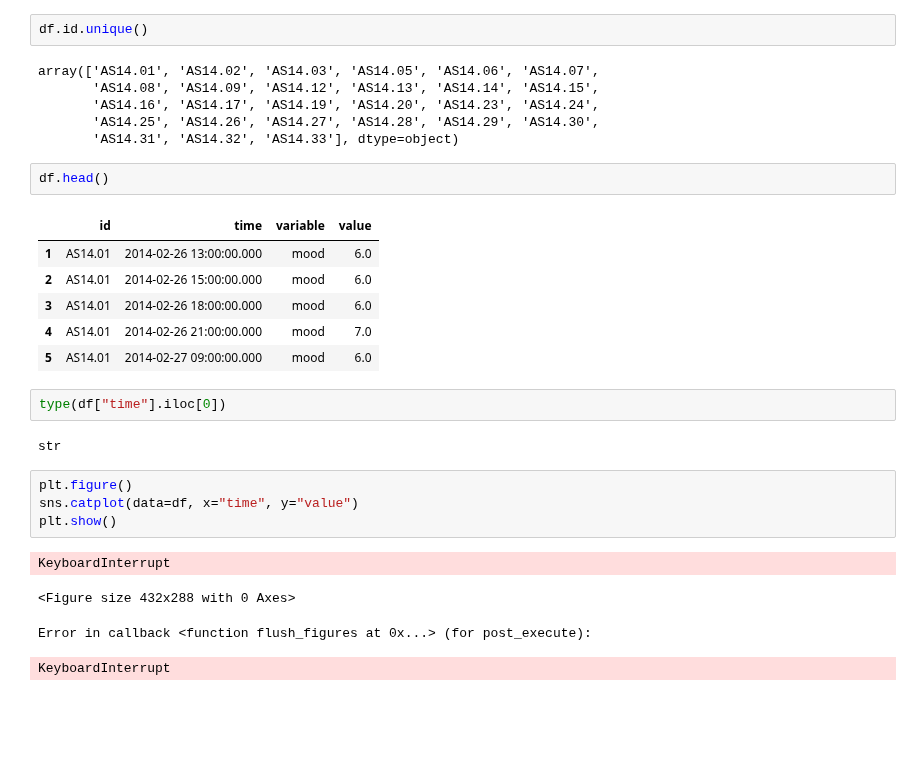
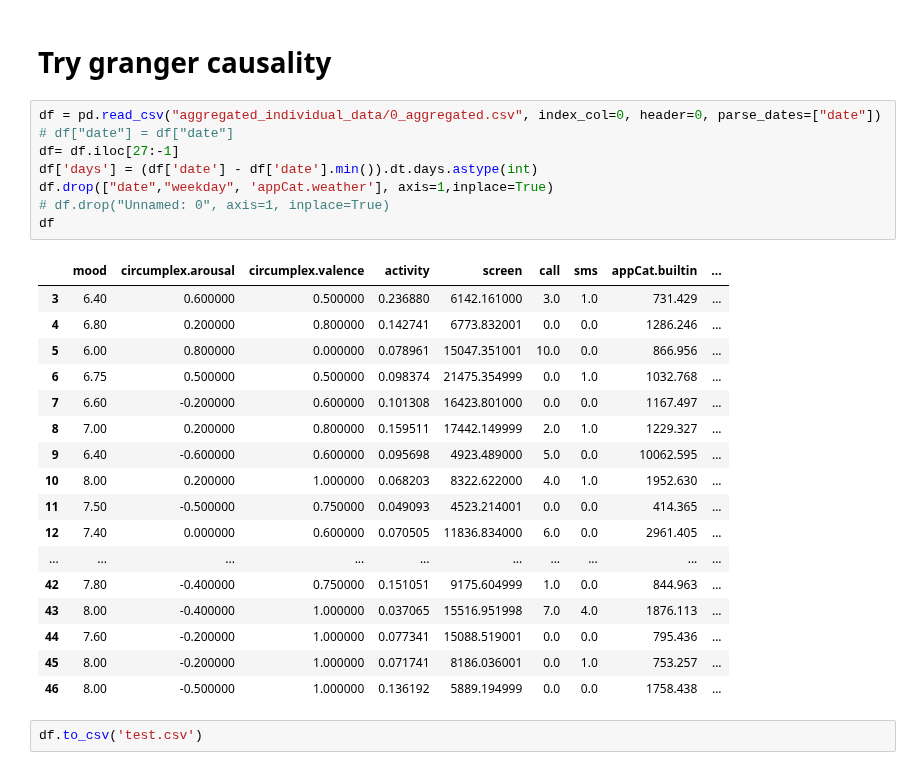
Before and after one commit to PaulHosek/DataMining, a Jupyter notebook: draft_1a_exploratory.ipynb, the cells around one changed output. Saved outputs shown, nothing was run; the diff lists cells and outputs as text; blank space fills up the shorter version.

Commit message:
- granger causality analysis

```diff
--- a/draft_1a_exploratory.ipynb
+++ b/draft_1a_exploratory.ipynb
@@ -31,30 +14,30 @@ AttributeError: can't set attribute
-# %%
-df.id.unique()
-# %% [output]
-array(['AS14.01', 'AS14.02', 'AS14.03', 'AS14.05', 'AS14.06', 'AS14.07',
-       'AS14.08', 'AS14.09', 'AS14.12', 'AS14.13', 'AS14.14', 'AS14.15',
-       'AS14.16', 'AS14.17', 'AS14.19', 'AS14.20', 'AS14.23', 'AS14.24',
-       'AS14.25', 'AS14.26', 'AS14.27', 'AS14.28', 'AS14.29', 'AS14.30',
-       'AS14.31', 'AS14.32', 'AS14.33'], dtype=object)
-# %%
-df.head()
-# %% [output]
-|  | id | time | variable | value |
-| 1 | AS14.01 | 2014-02-26 13:00:00.000 | mood | 6.0 |
-| 2 | AS14.01 | 2014-02-26 15:00:00.000 | mood | 6.0 |
-| 3 | AS14.01 | 2014-02-26 18:00:00.000 | mood | 6.0 |
-| 4 | AS14.01 | 2014-02-26 21:00:00.000 | mood | 7.0 |
-| 5 | AS14.01 | 2014-02-27 09:00:00.000 | mood | 6.0 |
-# %%
-type(df["time"].iloc[0])
-# %% [output]
-str
-# %%
-plt.figure()
-sns.catplot(data=df, x="time", y="value")
-plt.show()
-# %% [output]
-KeyboardInterrupt
-<Figure size 432x288 with 0 Axes>
-Error in callback <function flush_figures at 0x...> (for post_execute):
-KeyboardInterrupt
+# %% [markdown]
+# Try granger causality
+# %%
+df = pd.read_csv("aggregated_individual_data/0_aggregated.csv", index_col=0, header=0, parse_dates=["date"])
+# df["date"] = df["date"]
+df= df.iloc[27:-1]
+df['days'] = (df['date'] - df['date'].min()).dt.days.astype(int)
+df.drop(["date","weekday", 'appCat.weather'], axis=1,inplace=True)
+# df.drop("Unnamed: 0", axis=1, inplace=True)
+df
+# %% [output]
+|  | mood | circumplex.arousal | circumplex.valence | activity | screen | call | sms | appCat.builtin | ... |
+| 3 | 6.40 | 0.600000 | 0.500000 | 0.236880 | 6142.161000 | 3.0 | 1.0 | 731.429 | ... |
+| 4 | 6.80 | 0.200000 | 0.800000 | 0.142741 | 6773.832001 | 0.0 | 0.0 | 1286.246 | ... |
+| 5 | 6.00 | 0.800000 | 0.000000 | 0.078961 | 15047.351001 | 10.0 | 0.0 | 866.956 | ... |
+| 6 | 6.75 | 0.500000 | 0.500000 | 0.098374 | 21475.354999 | 0.0 | 1.0 | 1032.768 | ... |
+| 7 | 6.60 | -0.200000 | 0.600000 | 0.101308 | 16423.801000 | 0.0 | 0.0 | 1167.497 | ... |
+| 8 | 7.00 | 0.200000 | 0.800000 | 0.159511 | 17442.149999 | 2.0 | 1.0 | 1229.327 | ... |
+| 9 | 6.40 | -0.600000 | 0.600000 | 0.095698 | 4923.489000 | 5.0 | 0.0 | 10062.595 | ... |
+| 10 | 8.00 | 0.200000 | 1.000000 | 0.068203 | 8322.622000 | 4.0 | 1.0 | 1952.630 | ... |
+| 11 | 7.50 | -0.500000 | 0.750000 | 0.049093 | 4523.214001 | 0.0 | 0.0 | 414.365 | ... |
+| 12 | 7.40 | 0.000000 | 0.600000 | 0.070505 | 11836.834000 | 6.0 | 0.0 | 2961.405 | ... |
+| ... | ... | ... | ... | ... | ... | ... | ... | ... | ... |
+| 42 | 7.80 | -0.400000 | 0.750000 | 0.151051 | 9175.604999 | 1.0 | 0.0 | 844.963 | ... |
+| 43 | 8.00 | -0.400000 | 1.000000 | 0.037065 | 15516.951998 | 7.0 | 4.0 | 1876.113 | ... |
+| 44 | 7.60 | -0.200000 | 1.000000 | 0.077341 | 15088.519001 | 0.0 | 0.0 | 795.436 | ... |
+| 45 | 8.00 | -0.200000 | 1.000000 | 0.071741 | 8186.036001 | 0.0 | 1.0 | 753.257 | ... |
+| 46 | 8.00 | -0.500000 | 1.000000 | 0.136192 | 5889.194999 | 0.0 | 0.0 | 1758.438 | ... |
+# %%
+df.to_csv('test.csv')
```
Also changed, not shown: parts of 8 cells of this notebook, 1 other file.
